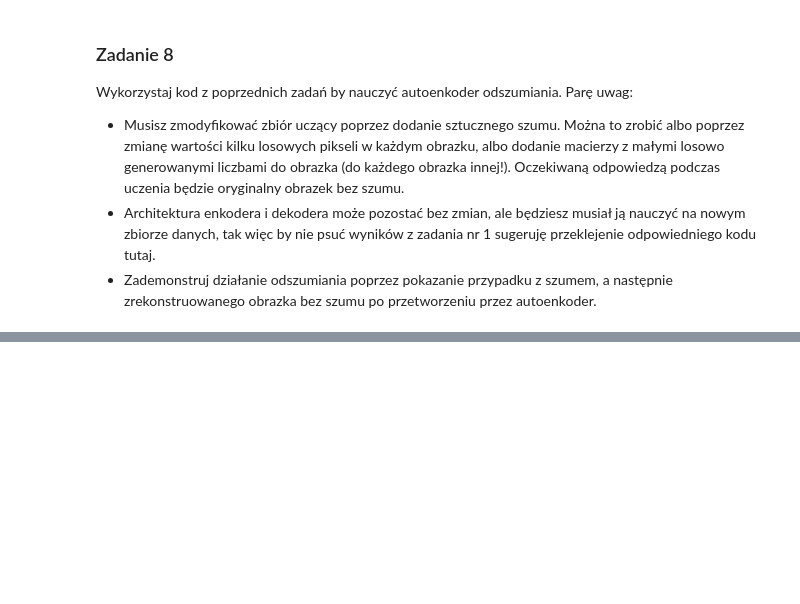
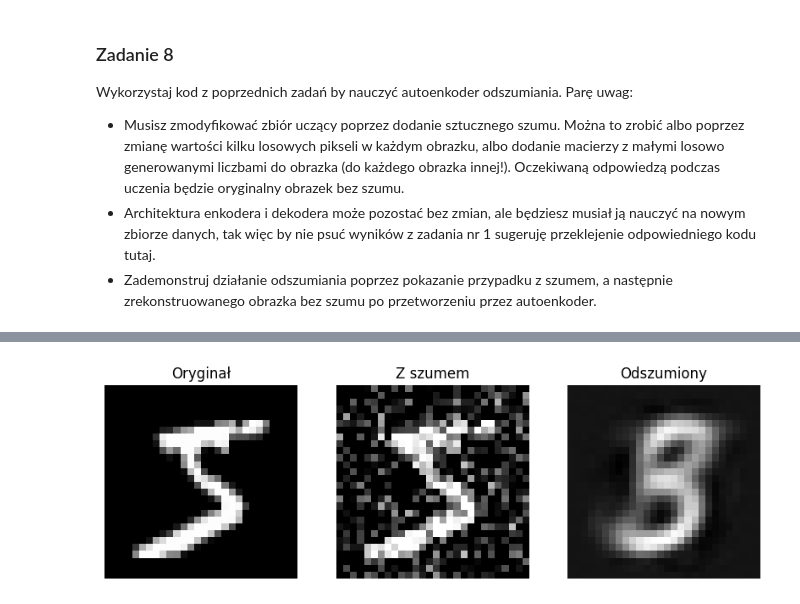
Before and after one commit to Michaszek224/wprowadzeniedosiecineuronowych, a Jupyter notebook: ssn5/snum_lab_regularization_and_autoencoders_pytorch.ipynb, the cells around one changed output, grey strips where cells are left out. Drawn from its saved outputs; the diff is of its cells as text; code cells hidden in the pictures; blank space fills up the shorter version.

```diff
--- a/ssn5/snum_lab_regularization_and_autoencoders_pytorch.ipynb
+++ b/ssn5/snum_lab_regularization_and_autoencoders_pytorch.ipynb
@@ -411,0 +761,80 @@ Wykorzystaj kod z poprzednich zadań by nauczyć autoenkoder odszumiania. Parę
+# %%
+# Zadanie 8 - Autoenkoder odszumiający
+noise_factor = 0.3
+
+
+class DenoisingAutoencoder(nn.Module):
+    def __init__(self):
+        super(DenoisingAutoencoder, self).__init__()
+        self.encoder = nn.Sequential(
+            nn.Linear(784, 100),
+            nn.ReLU(),
+            nn.Linear(100, 50),
+            nn.ReLU(),
+            nn.Linear(50, 10),
+            nn.ReLU(),
+        )
+        self.decoder = nn.Sequential(
+            nn.Linear(10, 50),
+            nn.ReLU(),
+            nn.Linear(50, 100),
+            nn.ReLU(),
+            nn.Linear(100, 784),
+        )
+
+    def forward(self, x):
+        x = x.view(-1, 784)
+        return self.decoder(self.encoder(x)).view(-1, 1, 28, 28)
+
+
+def train_denoising(
+    train_loader, test_loader, model, optimizer, criterion, noise_factor, epochs=10
+):
+    for epoch in range(epochs):
+        model.train()
+        train_loss = 0
+        for data, _ in train_loader:
+            noisy_data = data + noise_factor * torch.randn_like(data)
+            noisy_data = torch.clamp(noisy_data, 0.0, 1.0)
+            optimizer.zero_grad()
+            output = model(noisy_data)
+            loss = criterion(output, data)  # cel: oryginalne dane bez szumu
+            loss.backward()
+            optimizer.step()
+            train_loss += loss.item() * data.size(0)
+        print(f"Epoch {epoch}, Loss: {train_loss / len(train_loader.dataset):.4f}")
+
+
+denoising_model = DenoisingAutoencoder()
+optimizer = torch.optim.Adam(denoising_model.parameters())
+criterion = nn.MSELoss()
+train_denoising(
+    train_loader,
+    test_loader,
+    denoising_model,
+    optimizer,
+    criterion,
+    noise_factor,
+    epochs=10,
+)
+
+# Demonstracja odszumiania
+denoising_model.eval()
+example = train_data[0][0]
+noisy_example = example + noise_factor * torch.randn_like(example)
+noisy_example = torch.clamp(noisy_example, 0.0, 1.0)
+
+with torch.no_grad():
+    denoised = denoising_model(noisy_example.unsqueeze(0))
+
+fig, axes = plt.subplots(1, 3, figsize=(10, 3))
+axes[0].imshow(example.squeeze(), cmap="gray")
+axes[0].set_title("Oryginał")
+axes[1].imshow(noisy_example.squeeze(), cmap="gray")
+axes[1].set_title("Z szumem")
+axes[2].imshow(denoised.squeeze(), cmap="gray")
+axes[2].set_title("Odszumiony")
+for ax in axes:
+    ax.axis("off")
+plt.show()
+# %% [output]
@@ -411,0 +860 @@ Wykorzystaj kod z poprzednich zadań by nauczyć autoenkoder odszumiania. Parę
+[figure, added]
```
Also changed, not shown: parts of 17 cells of this notebook, 1 other file.
